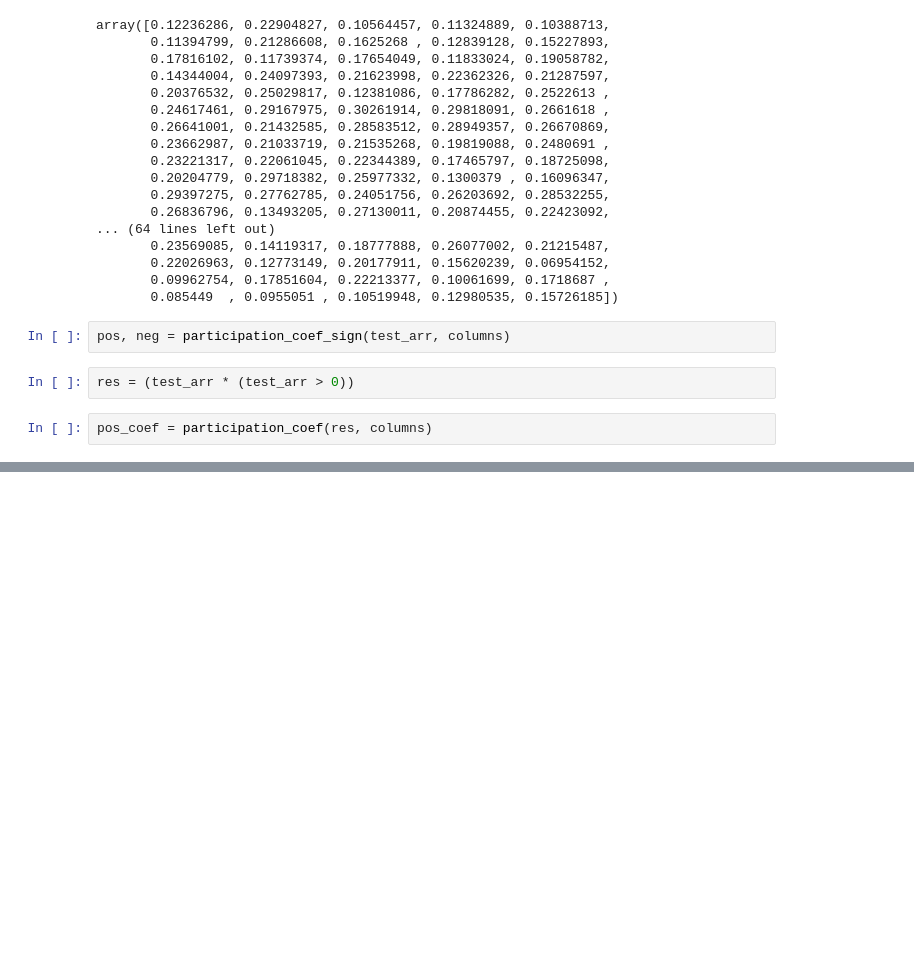
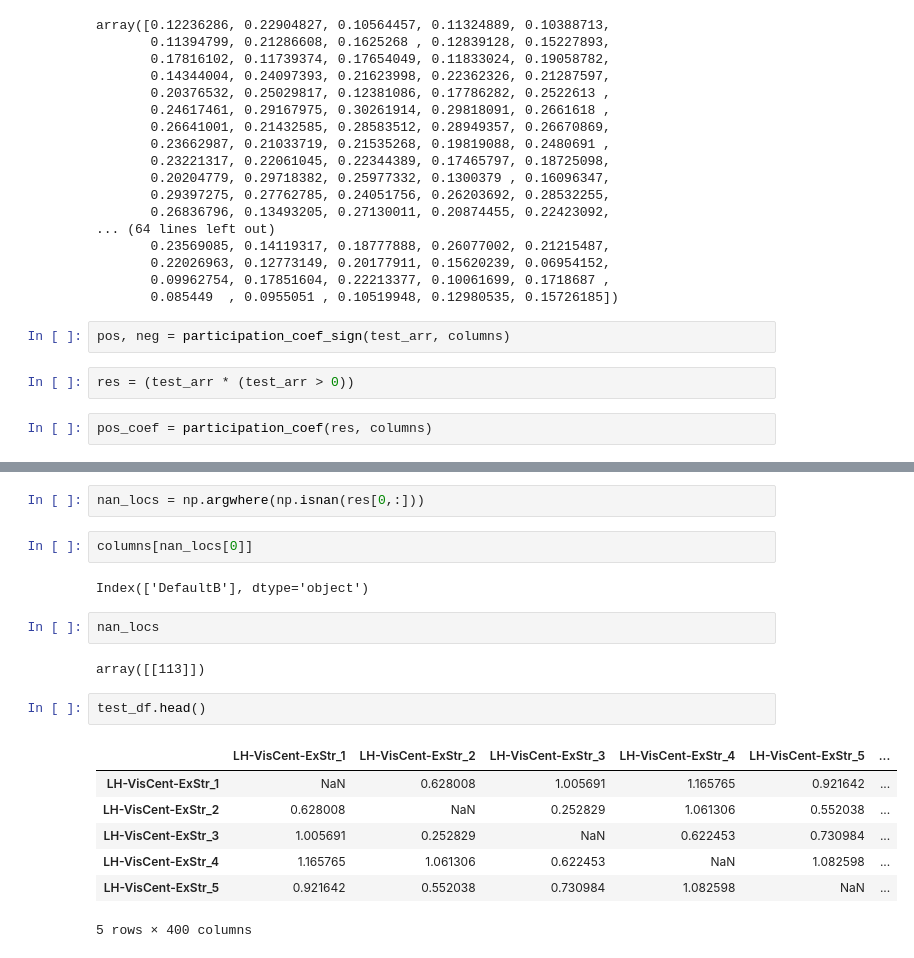
Before and after one commit to jdkent/betaseriesAim1Analysis, a Jupyter notebook: exporatory_notebook.ipynb, the cells around one changed output, grey strips where cells are left out. Drawn from its saved outputs; the diff is of its cells as text; blank space fills up the shorter version.

```diff
--- a/summarize_data.ipynb
+++ b/exporatory_notebook.ipynb
@@ -1012,0 +1026,20 @@ True
+# %%
+nan_locs = np.argwhere(np.isnan(res[0,:]))
+# %%
+columns[nan_locs[0]]
+# %% [output]
+Index(['DefaultB'], dtype='object')
+# %%
+nan_locs
+# %% [output]
+array([[113]])
+# %%
+test_df.head()
+# %% [output]
+|  | LH-VisCent-ExStr_1 | LH-VisCent-ExStr_2 | LH-VisCent-ExStr_3 | LH-VisCent-ExStr_4 | LH-VisCent-ExStr_5 | ... |
+| LH-VisCent-ExStr_1 | NaN | 0.628008 | 1.005691 | 1.165765 | 0.921642 | ... |
+| LH-VisCent-ExStr_2 | 0.628008 | NaN | 0.252829 | 1.061306 | 0.552038 | ... |
+| LH-VisCent-ExStr_3 | 1.005691 | 0.252829 | NaN | 0.622453 | 0.730984 | ... |
+| LH-VisCent-ExStr_4 | 1.165765 | 1.061306 | 0.622453 | NaN | 1.082598 | ... |
+| LH-VisCent-ExStr_5 | 0.921642 | 0.552038 | 0.730984 | 1.082598 | NaN | ... |
+5 rows × 400 columns
```
Also changed, not shown: parts of 10 cells of this notebook.
